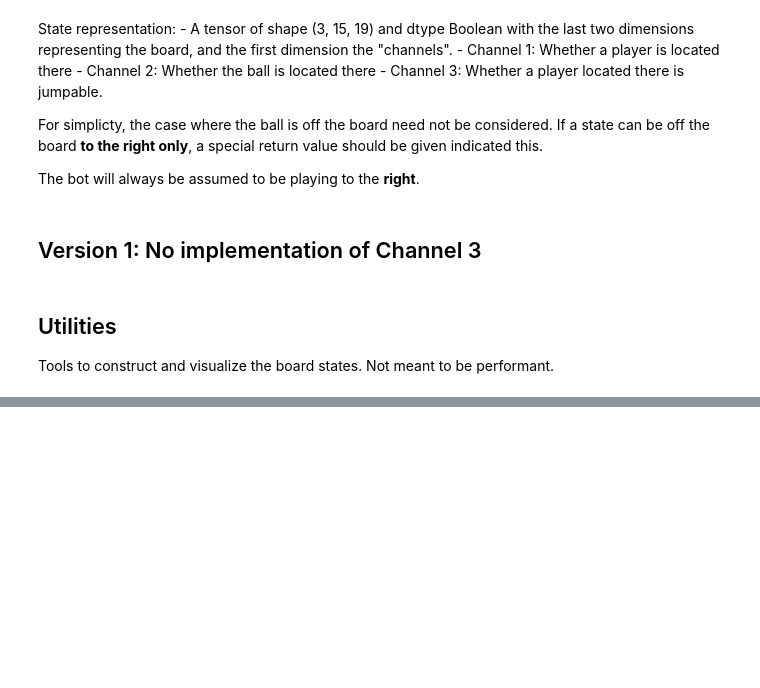
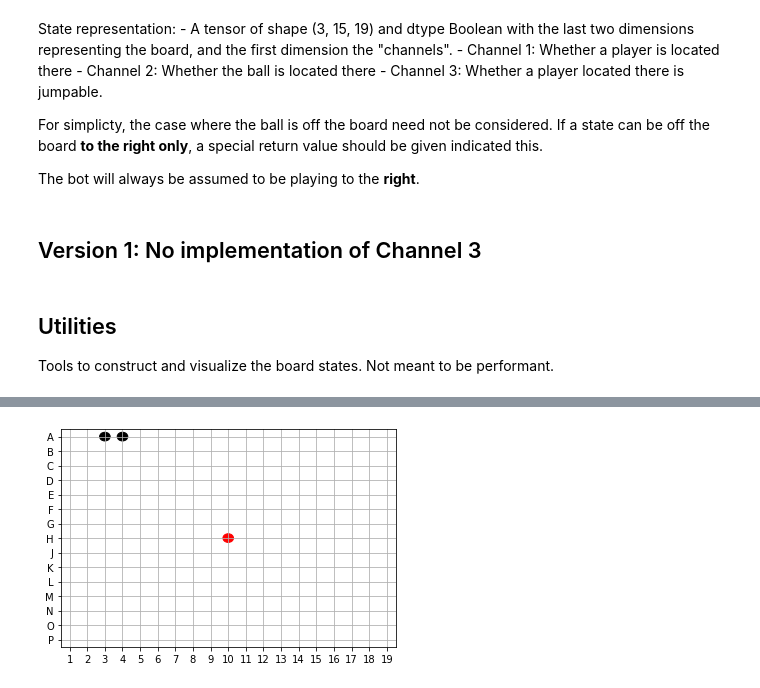
Before and after one commit to rcharan/phutball, a Jupyter notebook: pytorch-implementation/phutball.ipynb, the cells around one changed output, grey strips where cells are left out. Drawn from its saved outputs; the diff is of its cells as text; code cells hidden in the pictures; blank space fills up the shorter version.

```diff
--- a/pytorch-implementation/phutball.ipynb
+++ b/pytorch-implementation/phutball.ipynb
@@ -111,0 +152,5 @@ fig
+# %%
+# Next placement skips the illegal spot
+visualize_state(new_states[2])
+# %% [output]
+[figure, added]
```
Also changed, not shown: parts of 26 cells of this notebook.
